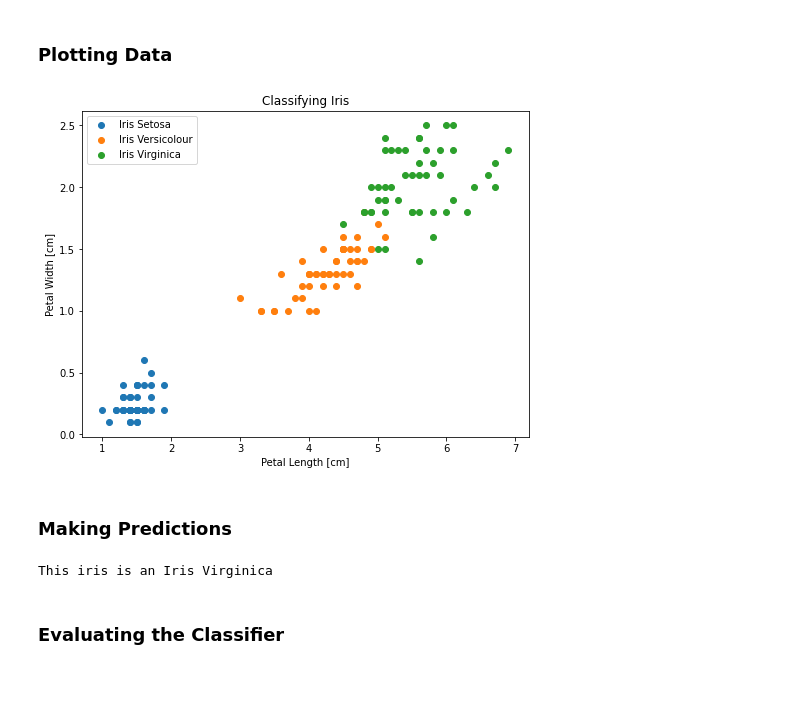
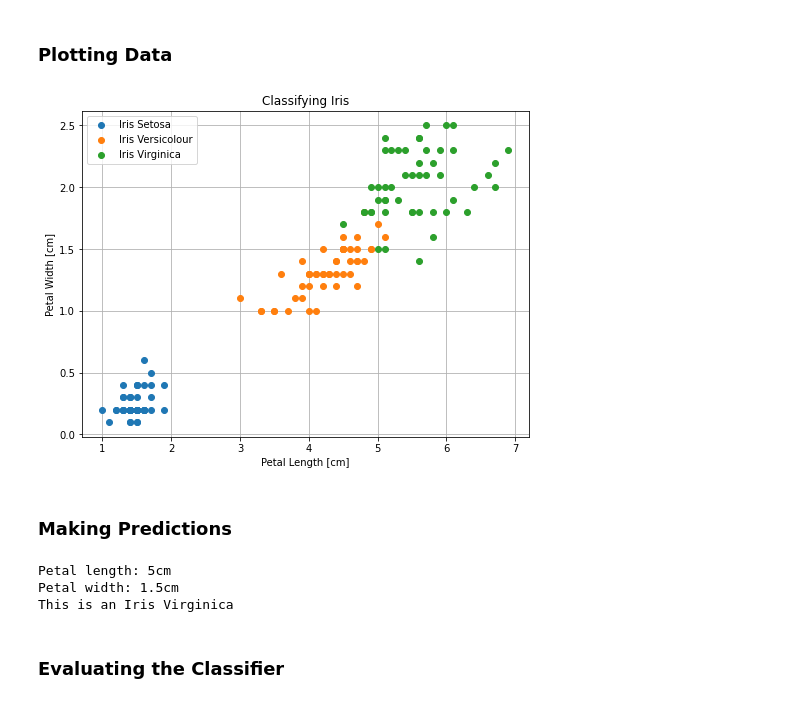
Before and after one commit to rikuh00/Machine-Leaning, a Jupyter notebook: 01_NaiveBayes.ipynb, the cells around one changed output. Cells and saved outputs as stored; diff of their text form; code cells hidden in the pictures.

Commit message:
Fixed the chart

```diff
--- a/01_NaiveBayes.ipynb
+++ b/01_NaiveBayes.ipynb
@@ -47,21 +47,23 @@ _ = clf.fit(x_train, y_train) #fit the classifier to training data
 # %%
 import numpy as np
 import matplotlib.pyplot as plt
 IRIS_LIST = ['Iris Setosa','Iris Versicolour','Iris Virginica']
 COLOR_LIST = np.array(['tab:blue','tab:orange','tab:green'])
 fig, ax = plt.subplots(figsize=[8,6])
+ax.set_axisbelow(True)
+ax.grid()
 
 for i in range(3):
     low_lim = i*50
     high_lim = (i+1)*50
     ax.scatter(x[low_lim:high_lim, 0], x[low_lim:high_lim, 1], c=COLOR_LIST[i], label=IRIS_LIST[i])
 
 ax.legend()
 ax.set_xlabel('Petal Length [cm]')
 ax.set_ylabel('Petal Width [cm]')
 ax.set_title('Classifying Iris')
 plt.show()
 # %% [output]
-[figure, old version]
+[figure, new version]
 # %% [markdown]
 ### Making Predictions
@@ -73,8 +70,14 @@ w = float(input('Please enter the petal width [cm]')
 # %%
+l = 5 #length of petal [cm]
+w = 1.5 #width of petal [cm]
 outcome = clf.predict([[w, l]])[0]
+print('Petal length: {}cm'.format(l))
+print('Petal width: {}cm'.format(w))
 print('This is an {}'.format(IRIS_LIST[outcome]))
 # %% [output]
-This iris is an Iris Virginica
+Petal length: 5cm
+Petal width: 1.5cm
+This is an Iris Virginica
 # %% [markdown]
 ### Evaluating the Classifier
 # %%
```
Also changed, not shown: parts of 1 cell of this notebook.
